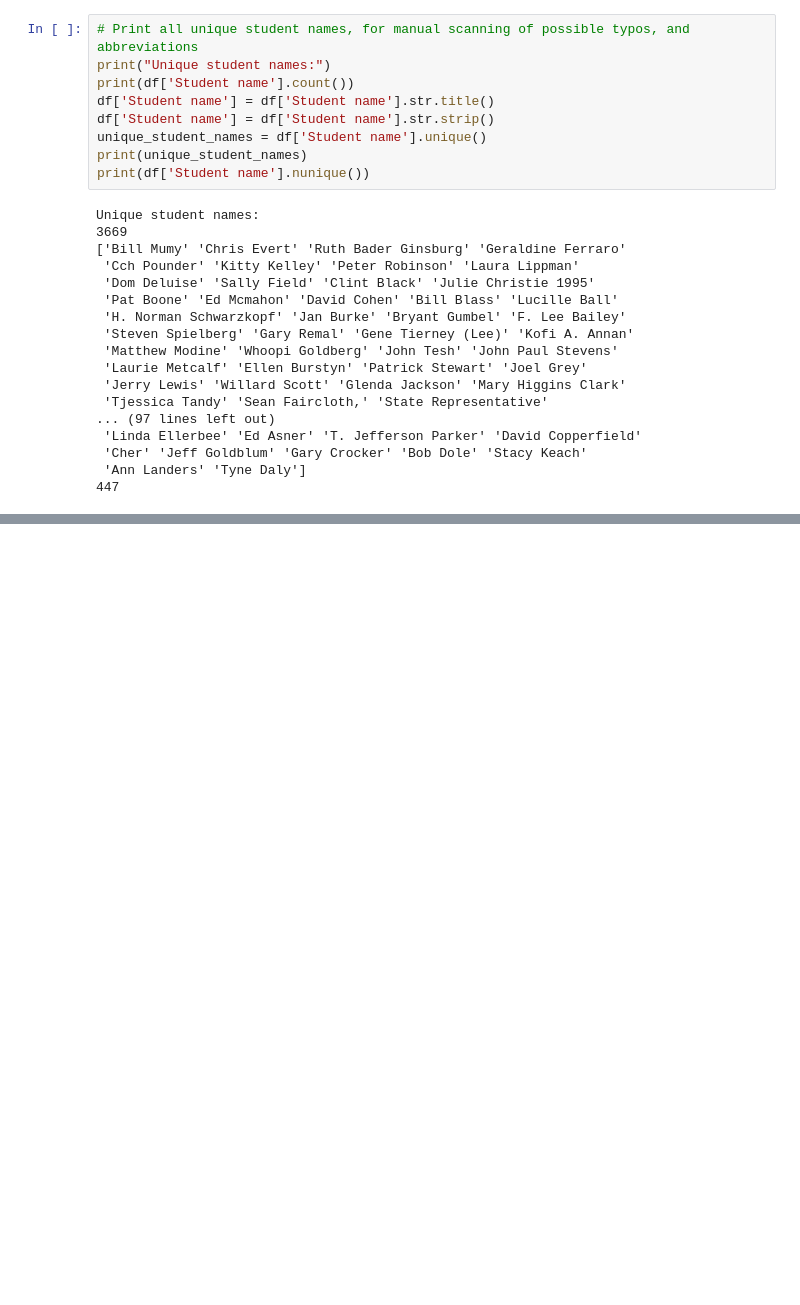
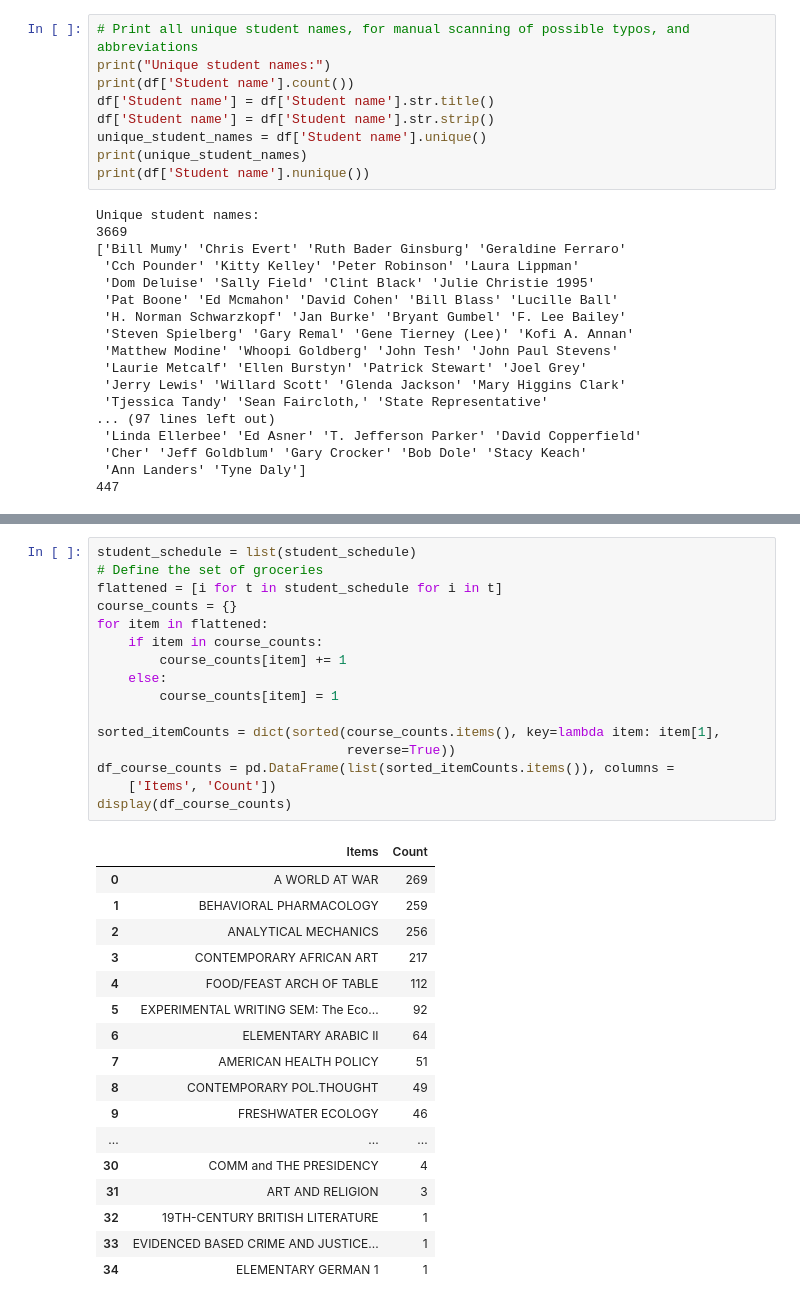
Before and after one commit to tymichaelx/Term-Project, a Jupyter notebook: Imhoff_TermProject - Draft 2.ipynb, the cells around one changed output, grey strips where cells are left out. Saved outputs shown, nothing was run; the diff lists cells and outputs as text; blank space fills up the shorter version.

```diff
--- a/Imhoff_TermProject - Draft 2.ipynb
+++ b/Imhoff_TermProject - Draft 2.ipynb
@@ -175,0 +188,34 @@ EVIDENCED BASED CRIME AND JUSTICE POLICY: 1
+# %%
+student_schedule = list(student_schedule)
+# Define the set of groceries
+flattened = [i for t in student_schedule for i in t]
+course_counts = {}
+for item in flattened:
+    if item in course_counts:
+        course_counts[item] += 1
+    else:
+        course_counts[item] = 1
+
+sorted_itemCounts = dict(sorted(course_counts.items(), key=lambda item: item[1],
+                                reverse=True))
+df_course_counts = pd.DataFrame(list(sorted_itemCounts.items()), columns =
+    ['Items', 'Count'])
+display(df_course_counts)
+# %% [output]
+|  | Items | Count |
+| 0 | A WORLD AT WAR | 269 |
+| 1 | BEHAVIORAL PHARMACOLOGY | 259 |
+| 2 | ANALYTICAL MECHANICS | 256 |
+| 3 | CONTEMPORARY AFRICAN ART | 217 |
+| 4 | FOOD/FEAST ARCH OF TABLE | 112 |
+| 5 | EXPERIMENTAL WRITING SEM: The Eco... | 92 |
+| 6 | ELEMENTARY ARABIC II | 64 |
+| 7 | AMERICAN HEALTH POLICY | 51 |
+| 8 | CONTEMPORARY POL.THOUGHT | 49 |
+| 9 | FRESHWATER ECOLOGY | 46 |
+| ... | ... | ... |
+| 30 | COMM and THE PRESIDENCY | 4 |
+| 31 | ART AND RELIGION | 3 |
+| 32 | 19TH-CENTURY BRITISH LITERATURE | 1 |
+| 33 | EVIDENCED BASED CRIME AND JUSTICE... | 1 |
+| 34 | ELEMENTARY GERMAN 1 | 1 |
```
Also changed, not shown: parts of 12 cells of this notebook.
